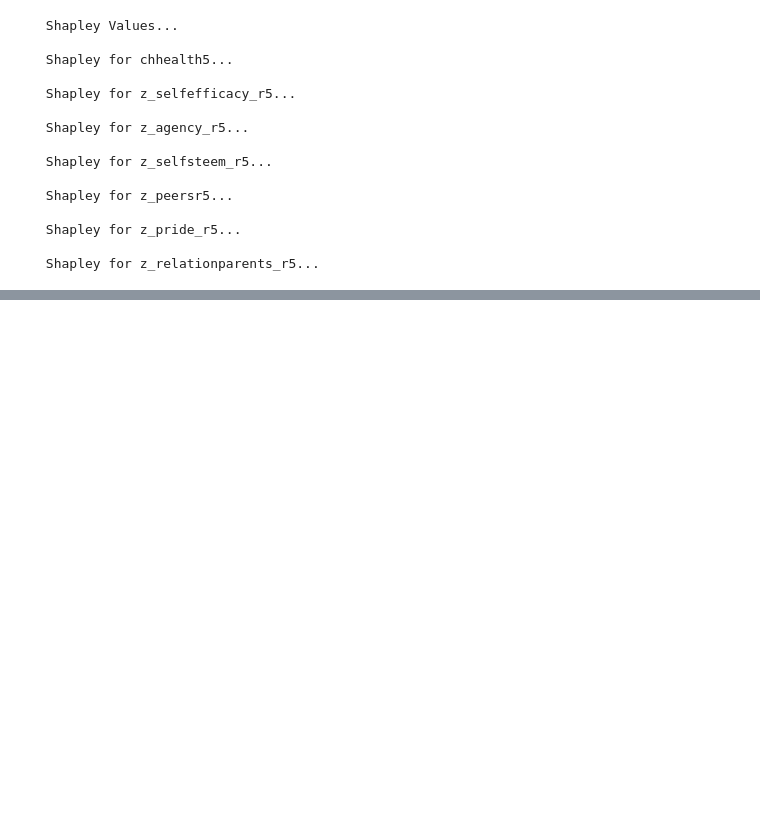
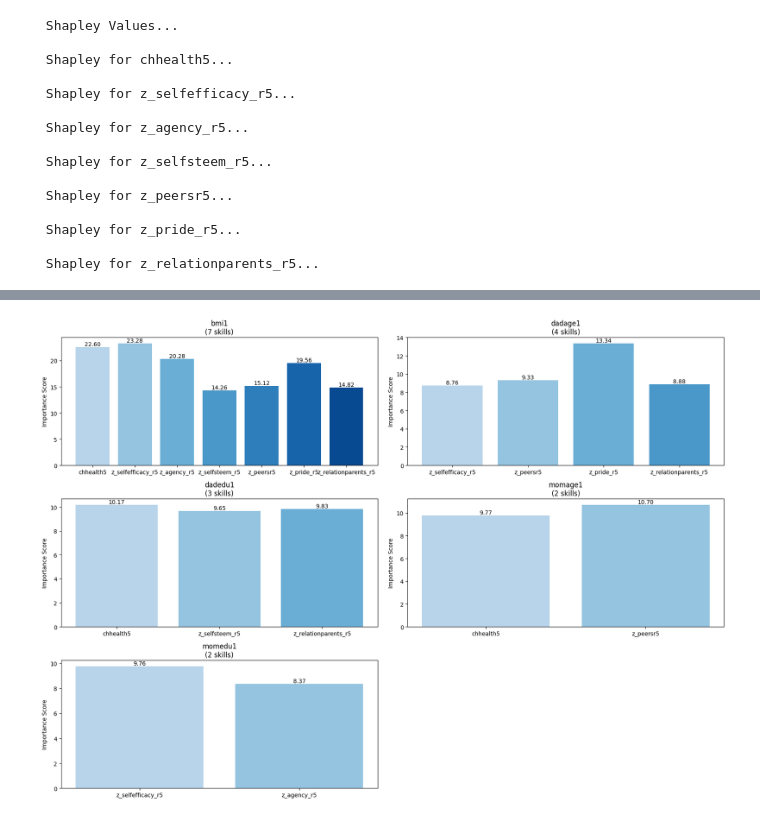
Before and after one commit to nhatnguyen24040601/Young_live_project, a Jupyter notebook: feature_importance_analysis/shap.ipynb, the cells around one changed output, grey strips where cells are left out. Drawn from its saved outputs; the diff is of its cells as text; code cells hidden in the pictures; blank space fills up the shorter version.

```diff
--- a/feature_importance_analysis/shap.ipynb
+++ b/feature_importance_analysis/shap.ipynb
@@ -362,0 +506,28 @@ momedu1 important with 2 skills:
+# %%
+n_features = len(features_multi_skills)
+n_cols = 2
+n_rows = (n_features + n_cols - 1) // n_cols
+
+plt.figure(figsize=(17, 4 * n_rows))
+colors = plt.cm.Blues(np.linspace(0.3, 0.9, len(output_features)))
+
+for i, feature in enumerate(features_sorted, 1):
+    plt.subplot(n_rows, n_cols, i)
+    skills = features_multi_skills[feature]
+    importance = [feature_importance.loc[feature, skill] for skill in skills]
+
+    bars = plt.bar(skills, importance, color=colors[:len(skills)])
+    plt.title(f"{feature}\n({len(skills)} skills)")
+    plt.ylabel('Importance Score')
+
+    # Add value labels
+    for bar in bars:
+        height = bar.get_height()
+        plt.text(bar.get_x() + bar.get_width()/2., height,
+                f'{height:.2f}',
+                ha='center', va='bottom')
+
+plt.tight_layout()
+plt.show()
+# %% [output]
+[figure, added]
```
Also changed, not shown: parts of 22 cells of this notebook, 8 other files.
